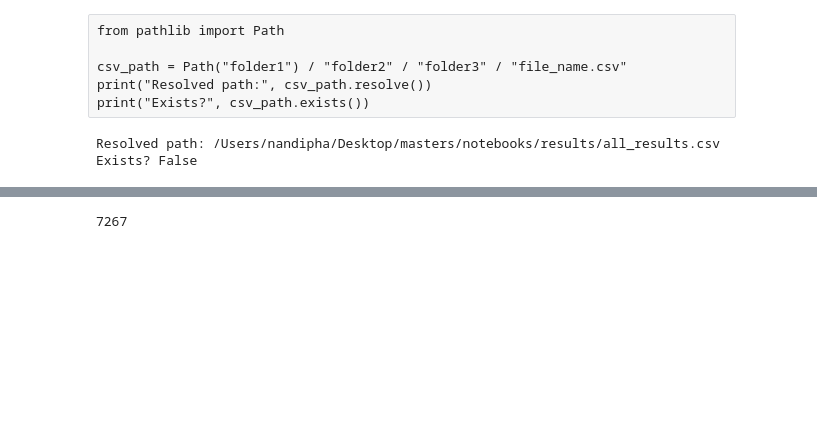
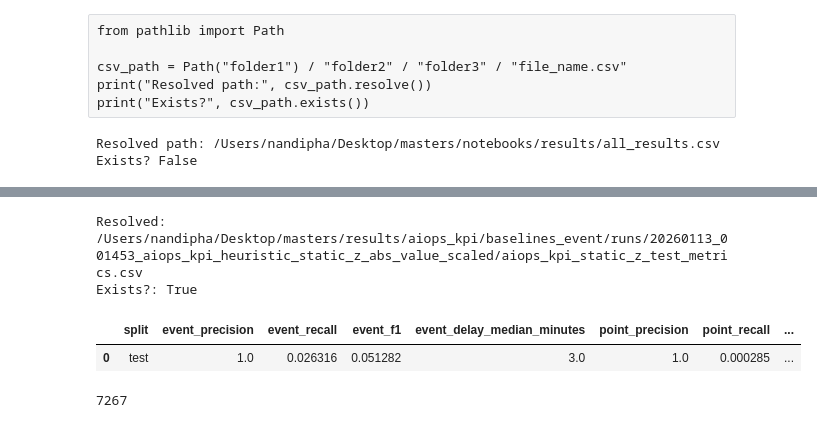
Before and after one commit to Nandipha996/Anomaly-Detection-Research, a Jupyter notebook: notebooks/SEE.ipynb, the cells around one changed output, grey strips where cells are left out. Cells and saved outputs as stored; diff of their text form; code cells hidden in the pictures; blank space fills up the shorter version.

```diff
--- a/notebooks/SEE.ipynb
+++ b/notebooks/SEE.ipynb
@@ -40,5 +56,27 @@ Exists?: True
 # %%
-df.tail()
+from pathlib import Path
+import pandas as pd
+
+csv_path = (
+    Path("..")
+    / "results"
+    / "aiops_kpi"
+    / "baselines_event"
+    / "runs"
+    / "20260113_001453_aiops_kpi_heuristic_static_z_abs_value_scaled"
+    / "aiops_kpi_static_z_test_metrics.csv"   # <-- change this filename if your csv is named differently
+)
+
+print("Resolved:", csv_path.resolve())
+print("Exists?:", csv_path.exists())
+
+df = pd.read_csv(csv_path)
+df.head()
+# %% [output]
+Resolved: /Users/nandipha/Desktop/masters/results/aiops_kpi/baselines_event/runs/20260113_001453_aiops_kpi_heuristic_static_z_abs_value_scaled/aiops_kpi_static_z_test_metrics.csv
+Exists?: True
+|  | split | event_precision | event_recall | event_f1 | event_delay_median_minutes | point_precision | point_recall | ... |
+| 0 | test | 1.0 | 0.026316 | 0.051282 | 3.0 | 1.0 | 0.000285 | ... |
 # %%
 len(df)
 # %% [output]
```
Also changed, not shown: parts of 3 cells of this notebook, 1 other file.
